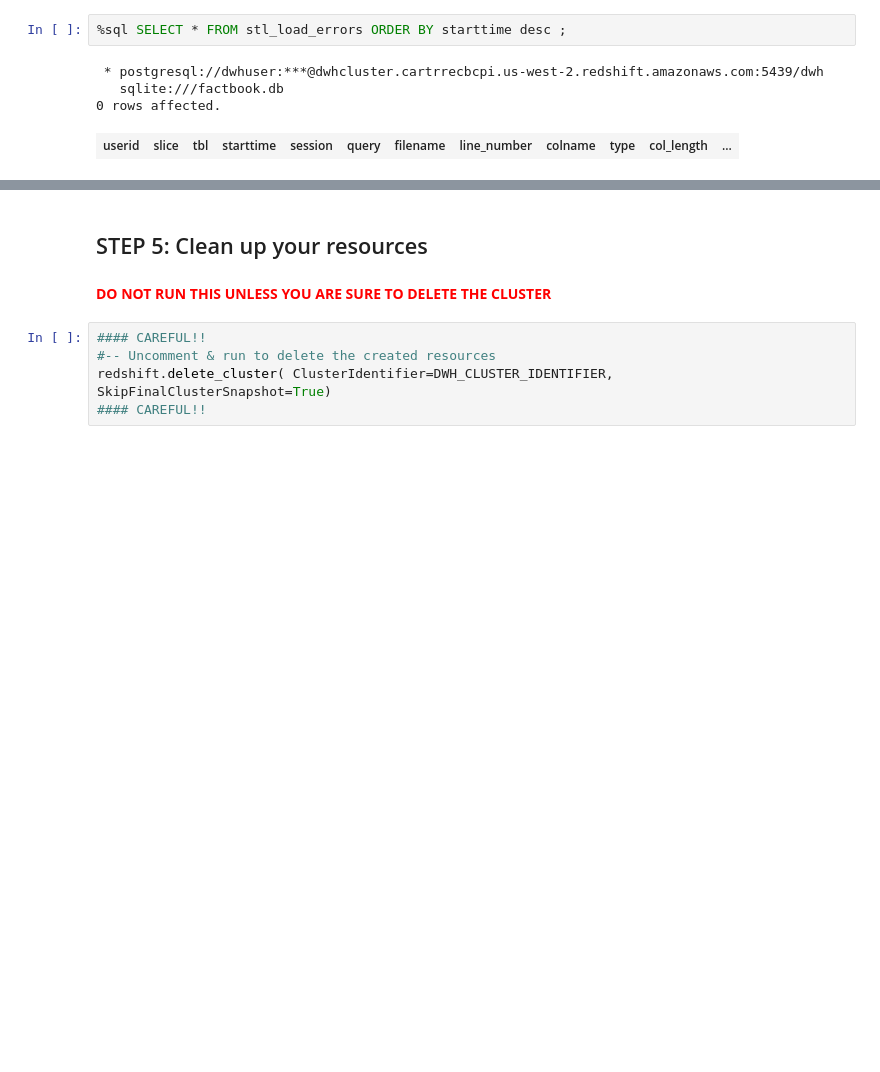
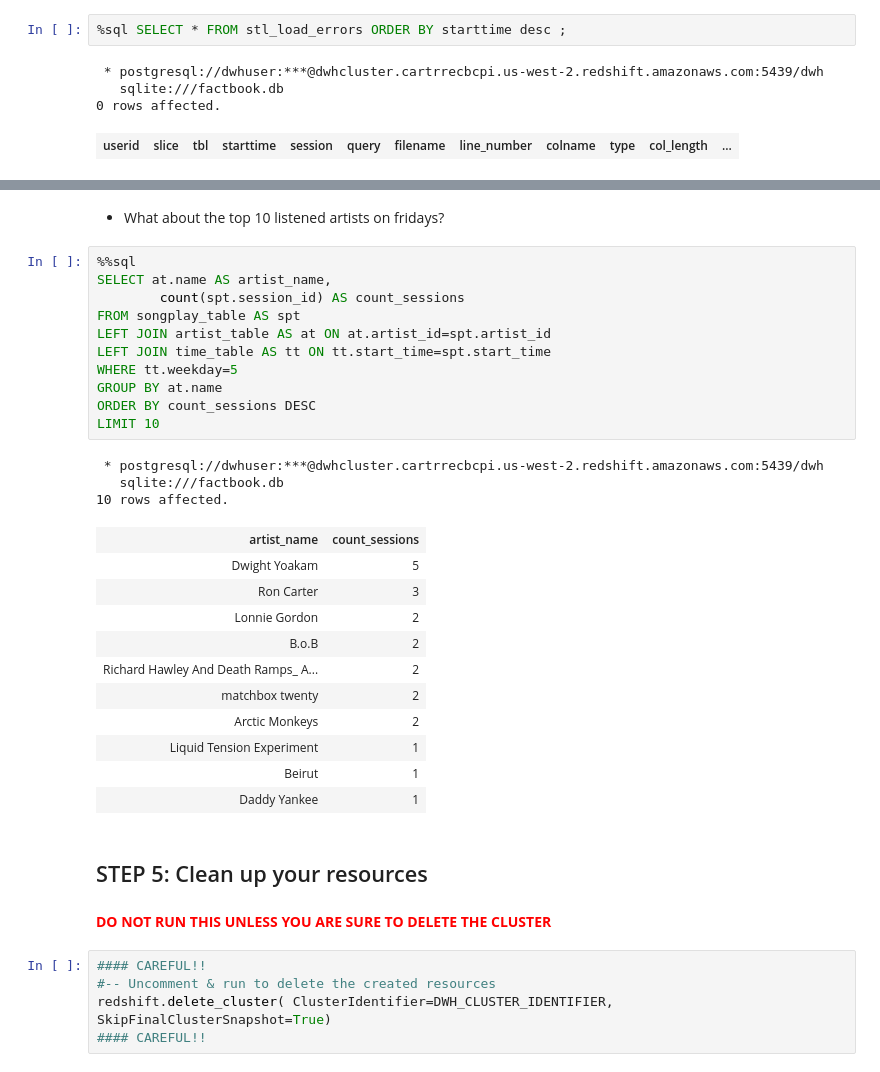
Before and after one commit to Alex-Skp/data-warehouse-aws, a Jupyter notebook: creating_cluster.ipynb, the cells around one changed output, grey strips where cells are left out. Saved outputs shown, nothing was run; the diff lists cells and outputs as text; blank space fills up the shorter version.

```diff
--- a/creating_cluster.ipynb
+++ b/creating_cluster.ipynb
@@ -224,3 +273,31 @@ Done.
+# %% [markdown]
+* What about the top 10 listened artists on fridays?
+# %%
+%%sql
+SELECT at.name AS artist_name,
+        count(spt.session_id) AS count_sessions
+FROM songplay_table AS spt
+LEFT JOIN artist_table AS at ON at.artist_id=spt.artist_id
+LEFT JOIN time_table AS tt ON tt.start_time=spt.start_time
+WHERE tt.weekday=5
+GROUP BY at.name
+ORDER BY count_sessions DESC
+LIMIT 10
+# %% [output]
+ * postgresql://dwhuser:***@dwhcluster.cartrrecbcpi.us-west-2.redshift.amazonaws.com:5439/dwh
+   sqlite:///factbook.db
+10 rows affected.
+| artist_name | count_sessions |
+| Dwight Yoakam | 5 |
+| Ron Carter | 3 |
+| Lonnie Gordon | 2 |
+| B.o.B | 2 |
+| Richard Hawley And Death Ramps_ A... | 2 |
+| matchbox twenty | 2 |
+| Arctic Monkeys | 2 |
+| Liquid Tension Experiment | 1 |
+| Beirut | 1 |
+| Daddy Yankee | 1 |
 # %% [markdown]
 ## STEP 5: Clean up your resources
 # %% [markdown]
```
Also changed, not shown: parts of 11 cells of this notebook, 3 other files.
